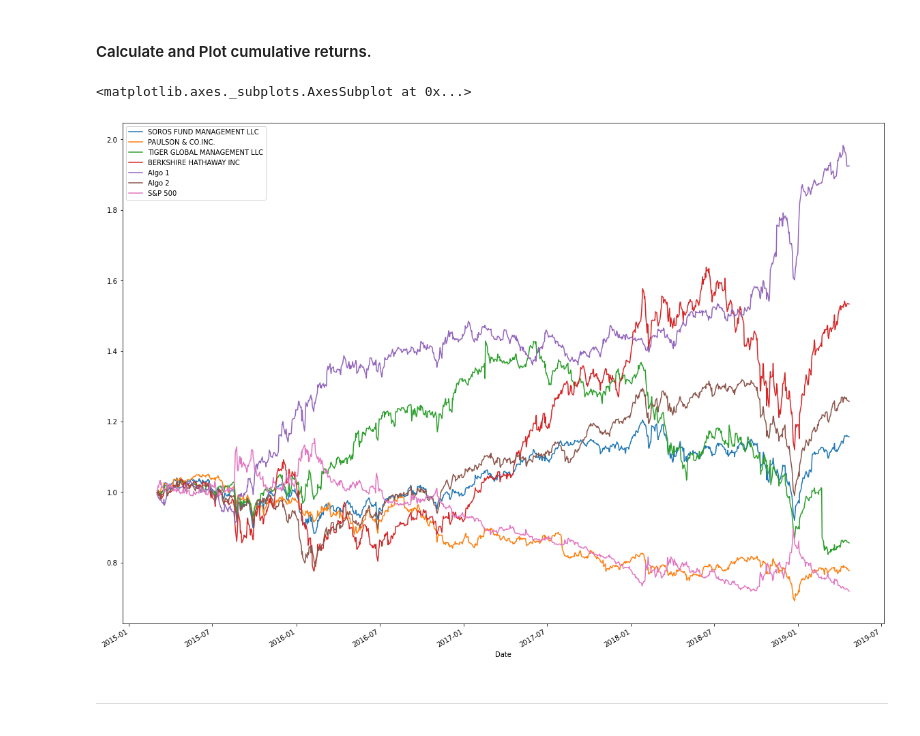
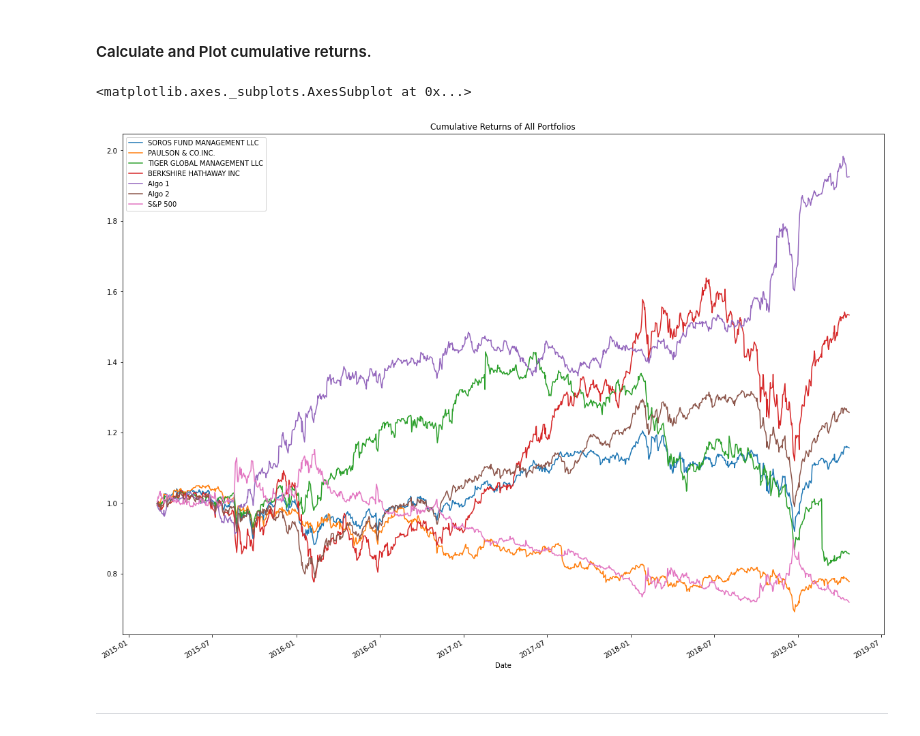
Before and after one commit to moniqueticzon/Portfolio-Analysis-Tools, a Jupyter notebook: whale_analysis.ipynb, the cells around one changed output. Drawn from its saved outputs; the diff is of its cells as text; code cells hidden in the pictures.

```diff
--- a/whale_analysis.ipynb
+++ b/whale_analysis.ipynb
@@ -287,13 +290,11 @@ In this section, you will calculate and visualize performance and risk metrics f
 # %%
 # Calculate cumulative returns of all portfolios
 cumulative_returns = (1 + combined_df).cumprod()
-# Plot cumulative returns and assuming an initial investment of $10,000
-initial_investment = 10000
-cumulative_profit = initial_investment * cumulative_returns
-cumulative_returns.plot(figsize=(20,15))
+# Plot cumulative returns
+cumulative_returns.plot(figsize=(20,15), title="Cumulative Returns of All Portfolios")
 # %% [output]
 <matplotlib.axes._subplots.AxesSubplot at 0x...>
-[figure, old version]
+[figure, new version]
 # %% [markdown]
 ---
 # %% [markdown]
```
Also changed, not shown: parts of 12 cells of this notebook.
